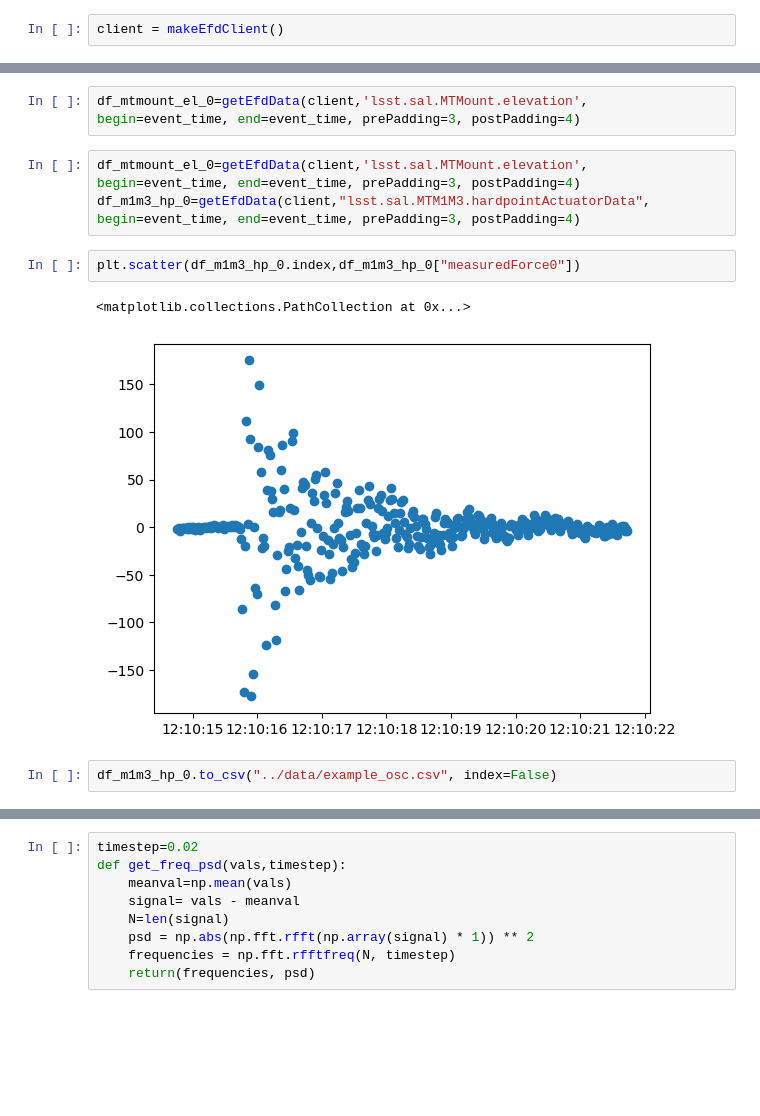
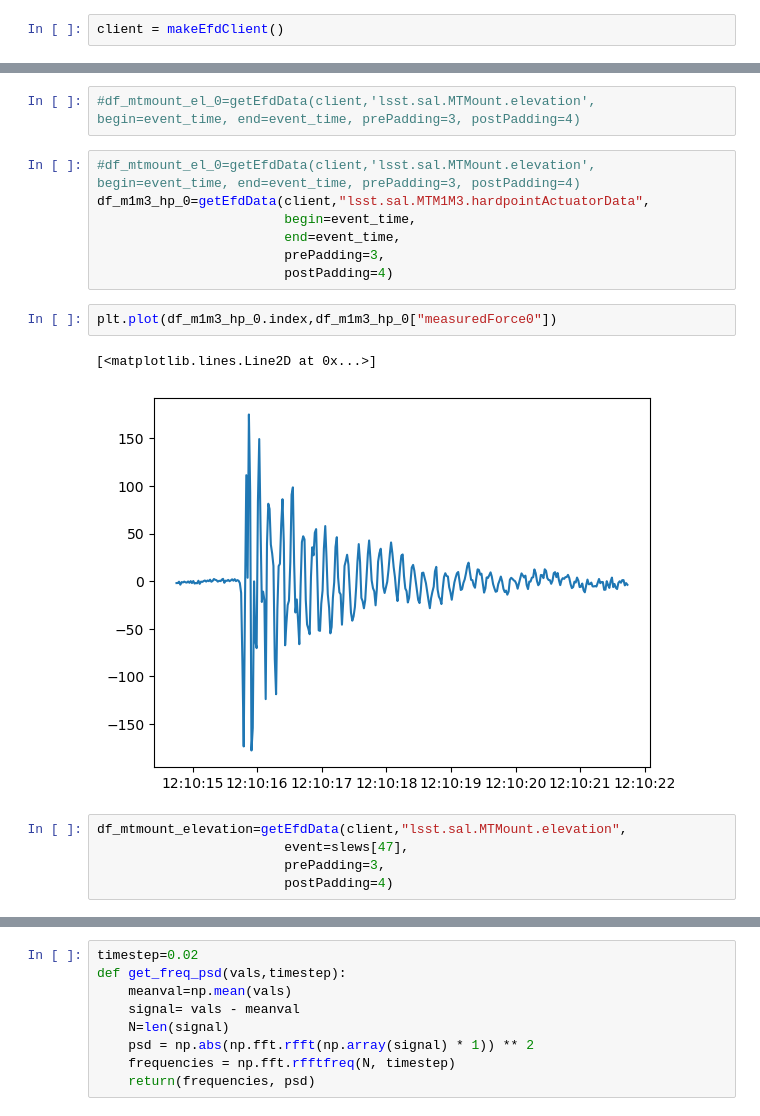
Before and after one commit to psferguson/psferguson_sitcom, a Jupyter notebook: projects/m1m3/hp_oscillations_during_slew/notebooks/decay_oscilation_fft.ipynb, the cells around one changed output, grey strips where cells are left out. Saved outputs shown, nothing was run; the diff lists cells and outputs as text; blank space fills up the shorter version.

```diff
--- a/projects/m1m3/hp_oscillations_during_slew/notebooks/decay_oscilation_fft.ipynb
+++ b/projects/m1m3/hp_oscillations_during_slew/notebooks/decay_oscilation_fft.ipynb
@@ -38,12 +69,19 @@ event_time=Time("2023-06-27 12:10:17.733")
 # %%
-df_mtmount_el_0=getEfdData(client,'lsst.sal.MTMount.elevation',  begin=event_time, end=event_time, prePadding=3, postPadding=4)
+#df_mtmount_el_0=getEfdData(client,'lsst.sal.MTMount.elevation',  begin=event_time, end=event_time, prePadding=3, postPadding=4)
 # %%
-df_mtmount_el_0=getEfdData(client,'lsst.sal.MTMount.elevation',  begin=event_time, end=event_time, prePadding=3, postPadding=4)
-df_m1m3_hp_0=getEfdData(client,"lsst.sal.MTM1M3.hardpointActuatorData",  begin=event_time, end=event_time, prePadding=3, postPadding=4)
+#df_mtmount_el_0=getEfdData(client,'lsst.sal.MTMount.elevation',  begin=event_time, end=event_time, prePadding=3, postPadding=4)
+df_m1m3_hp_0=getEfdData(client,"lsst.sal.MTM1M3.hardpointActuatorData",
+                        begin=event_time,
+                        end=event_time,
+                        prePadding=3,
+                        postPadding=4)
 # %%
-plt.scatter(df_m1m3_hp_0.index,df_m1m3_hp_0["measuredForce0"])
+plt.plot(df_m1m3_hp_0.index,df_m1m3_hp_0["measuredForce0"])
 # %% [output]
-<matplotlib.collections.PathCollection at 0x...>
+[<matplotlib.lines.Line2D at 0x...>]
-[figure, old version]
+[figure, new version]
-# %%
-df_m1m3_hp_0.to_csv("../data/example_osc.csv", index=False)
+# %%
+df_mtmount_elevation=getEfdData(client,"lsst.sal.MTMount.elevation",
+                        event=slews[47],
+                        prePadding=3,
+                        postPadding=4)
```
Also changed, not shown: parts of 11 cells of this notebook, 8 other files.
